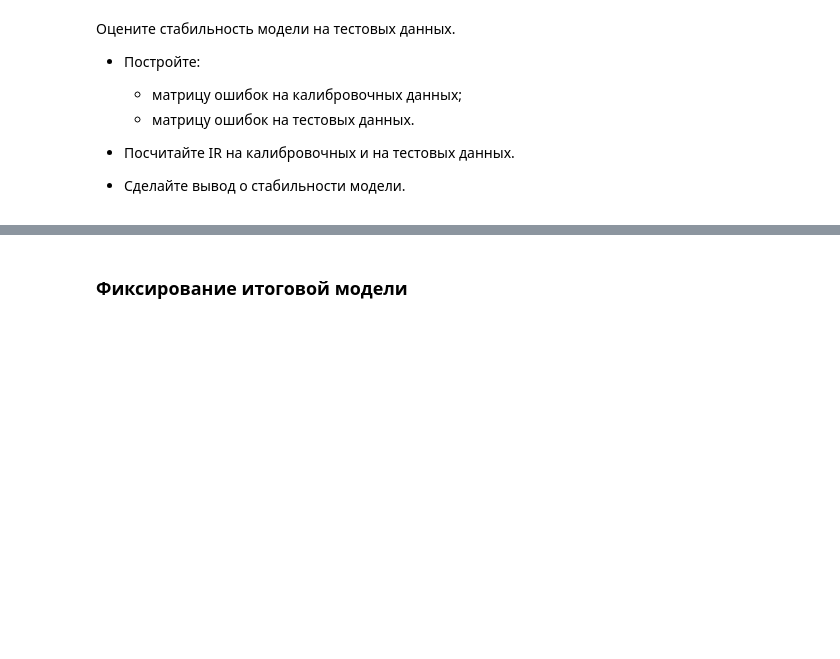
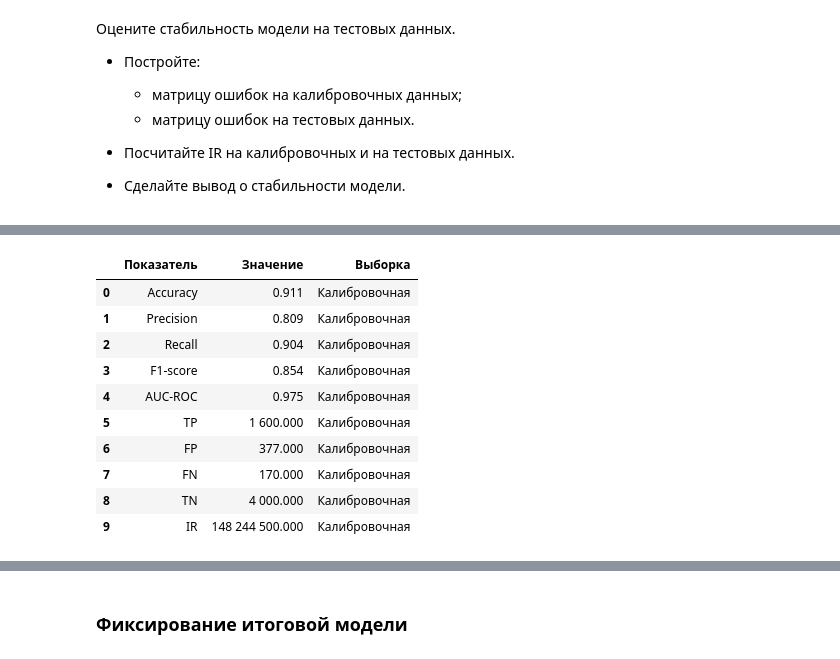
Before and after one commit to MEYakunin/Sprint17_Booking_Cancellation_Predict, a Jupyter notebook: Sprint17_Booking_Cancellation_Predict.ipynb, the cells around one changed output, grey strips where cells are left out. Saved outputs shown, nothing was run; the diff lists cells and outputs as text; code cells hidden in the pictures; blank space fills up the shorter version.

```diff
--- a/Sprint17_Booking_Cancellation_Predict.ipynb
+++ b/Sprint17_Booking_Cancellation_Predict.ipynb
@@ -1359,3 +1445,88 @@ display(metrics_result_df)
 - Посчитайте IR на калибровочных и на тестовых данных.
 
 - Сделайте вывод о стабильности модели.
+# %%
+# Анализ матрицы классификаций на калибровочной и тестовой выборках
+
+# Предсказания для калибровочной выборки и теста
+calib_proba = best_calibrated_model.predict_proba(X_cal)[:, 1]
+test_proba = best_calibrated_model.predict_proba(X_test)[:, 1]
+
+calib_predictions = (calib_proba >= best_calibrated_threshold).astype(int)
+test_predictions = (test_proba >= best_calibrated_threshold).astype(int)
+
+# Классификационные матрицы
+calib_confusion = confusion_matrix(y_cal, calib_predictions, labels=[0, 1])
+test_confusion = confusion_matrix(y_test, test_predictions, labels=[0, 1])
+
+# Метрики и IR для калибровочной и тестовой выборок
+calib_metrics = metrics_calc(y_cal, calib_predictions, calib_proba)
+test_metrics = metrics_calc(y_test, test_predictions, test_proba)
+
+calib_ir = calculate_ir(y_cal, calib_predictions)
+test_ir = calculate_ir(y_test, test_predictions)
+
+# Добавляем даты и удобный вывод в DataFrame
+calib_summary = pd.DataFrame(
+    {
+        'Показатель': ['Accuracy', 'Precision', 'Recall', 'F1-score', 'AUC-ROC', 'TP', 'FP', 'FN', 'TN', 'IR'],
+        'Значение': [
+            calib_metrics['Accuracy'],
+            calib_metrics['Precision'],
+            calib_metrics['Recall'],
+            calib_metrics['F1-score'],
+            calib_metrics['AUC-ROC'],
+            calib_metrics['TP'],
+            calib_metrics['FP'],
+            calib_metrics['FN'],
+            calib_metrics['TN'],
+            calib_ir
+        ]
+    }
+)
+
+calib_summary['Выборка'] = 'Калибровочная'
+
+# Для теста
+
+test_summary = pd.DataFrame(
+    {
+        'Показатель': ['Accuracy', 'Precision', 'Recall', 'F1-score', 'AUC-ROC', 'TP', 'FP', 'FN', 'TN', 'IR'],
+        'Значение': [
+            test_metrics['Accuracy'],
+            test_metrics['Precision'],
+            test_metrics['Recall'],
+            test_metrics['F1-score'],
+            test_metrics['AUC-ROC'],
+            test_metrics['TP'],
+            test_metrics['FP'],
+            test_metrics['FN'],
+            test_metrics['TN'],
+            test_ir
+        ]
+    }
+)
+
+test_summary['Выборка'] = 'Тестовая'
+
+print('Матрица ошибок на калибровочной выборке:')
+print(calib_confusion)
+print('\nМатрица ошибок на тестовой выборке:')
+print(test_confusion)
+
+print('\nИтоговые метрики и IR на калибровочной выборке:')
+display(calib_summary)
+
+print('\nИтоговые метрики и IR на тестовой выборке:')
+display(test_summary)
+
+# Подготовка отдельных переменных для дальнейшей работы
+calib_confusion_matrix = calib_confusion
+test_confusion_matrix = test_confusion
+calib_ir_value = calib_ir
+test_ir_value = test_ir
+
+# Сохранение предсказаний для последующего использования
+calib_predictions_for_report = calib_predictions
+test_predictions_for_report = test_predictions
+# %% [output]
@@ -1361,0 +1542,11 @@ display(metrics_result_df)
+|  | Показатель | Значение | Выборка |
+| 0 | Accuracy | 0.911 | Калибровочная |
+| 1 | Precision | 0.809 | Калибровочная |
+| 2 | Recall | 0.904 | Калибровочная |
+| 3 | F1-score | 0.854 | Калибровочная |
+| 4 | AUC-ROC | 0.975 | Калибровочная |
+| 5 | TP | 1 600.000 | Калибровочная |
+| 6 | FP | 377.000 | Калибровочная |
+| 7 | FN | 170.000 | Калибровочная |
+| 8 | TN | 4 000.000 | Калибровочная |
+| 9 | IR | 148 244 500.000 | Калибровочная |
```
Also changed, not shown: parts of 9 cells of this notebook.
